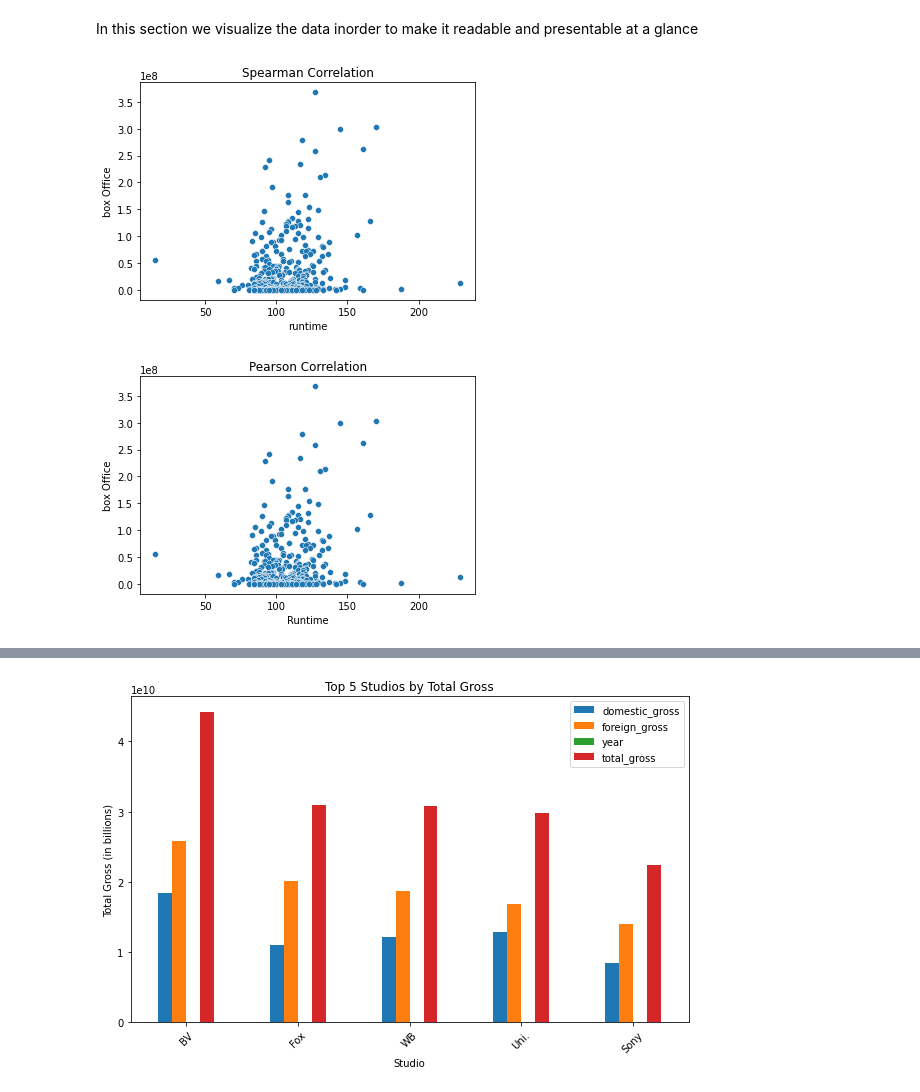
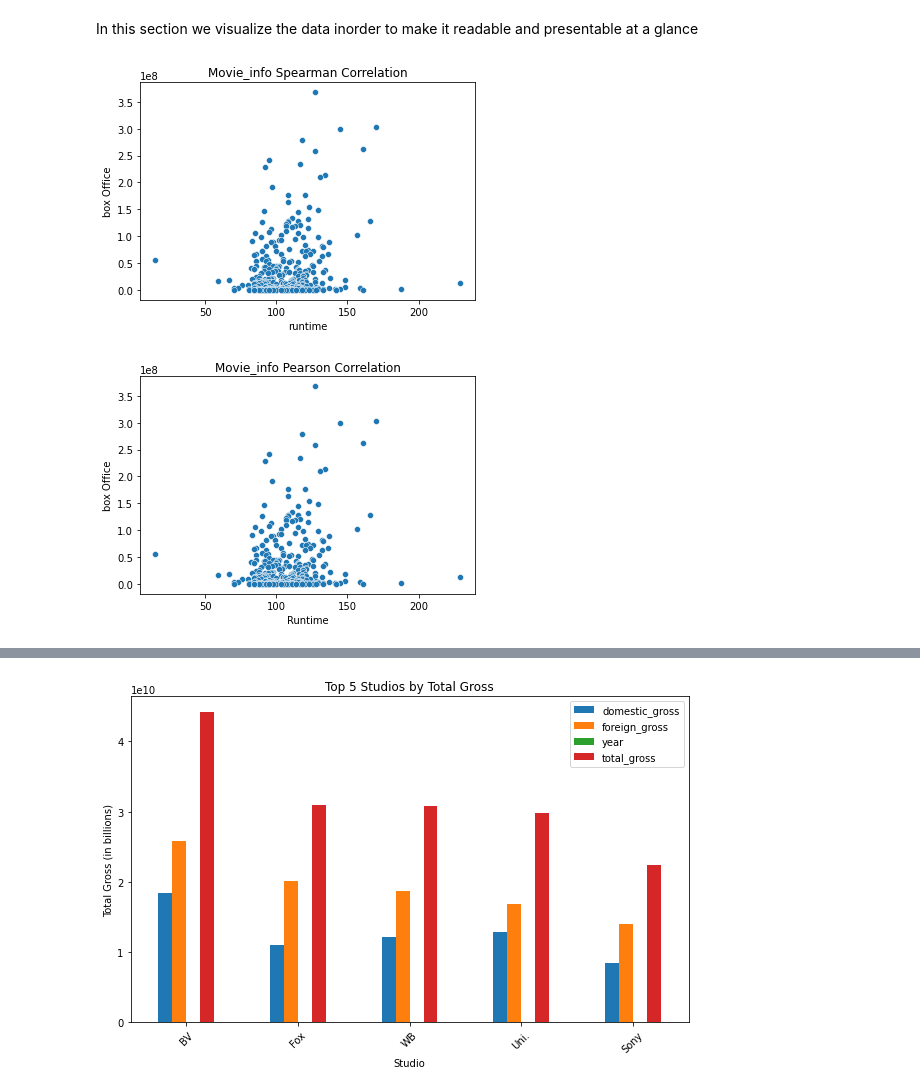
Before and after one commit to Ingavi39/dsc-phase-1-project-v2-4, a Jupyter notebook: student.ipynb, the cells around one changed output, grey strips where cells are left out. Saved outputs shown, nothing was run; the diff lists cells and outputs as text; code cells hidden in the pictures.

```diff
--- a/student.ipynb
+++ b/student.ipynb
@@ -396,17 +406,17 @@ In this section we visualize the data inorder to make it readable and presentabl
 # %%
 #Plotting Spearman correlation to see the relationship between run time and box office gross
 sns.scatterplot(x='runtime', y='box_office', data=movie_info)
-plt.title('Spearman Correlation')
+plt.title('Movie_info Spearman Correlation')
 plt.xlabel('runtime')
 plt.ylabel('box Office')
 plt.show()
 
 # Plotting Pearson correlation to see the relationship between run time and box office gross
 sns.scatterplot(x='runtime', y='box_office', data=movie_info)
-plt.title('Pearson Correlation')
+plt.title('Movie_info Pearson Correlation')
 plt.xlabel('Runtime')
 plt.ylabel('box Office')
 plt.show()
 # %% [output]
-[figure, old version]
+[figure, new version]
-[figure, old version]
+[figure, new version]
```
Also changed, not shown: parts of 26 cells of this notebook.
